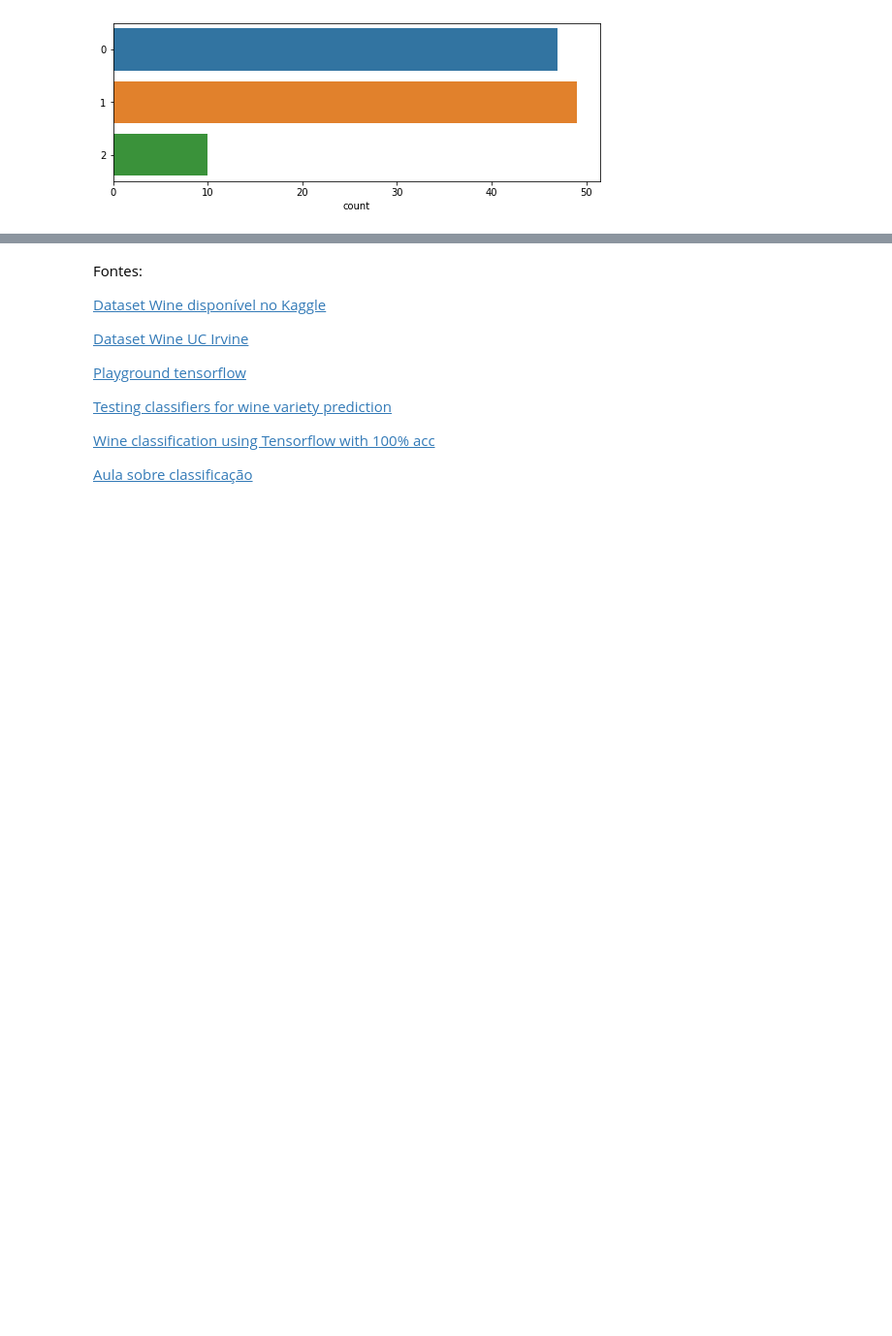
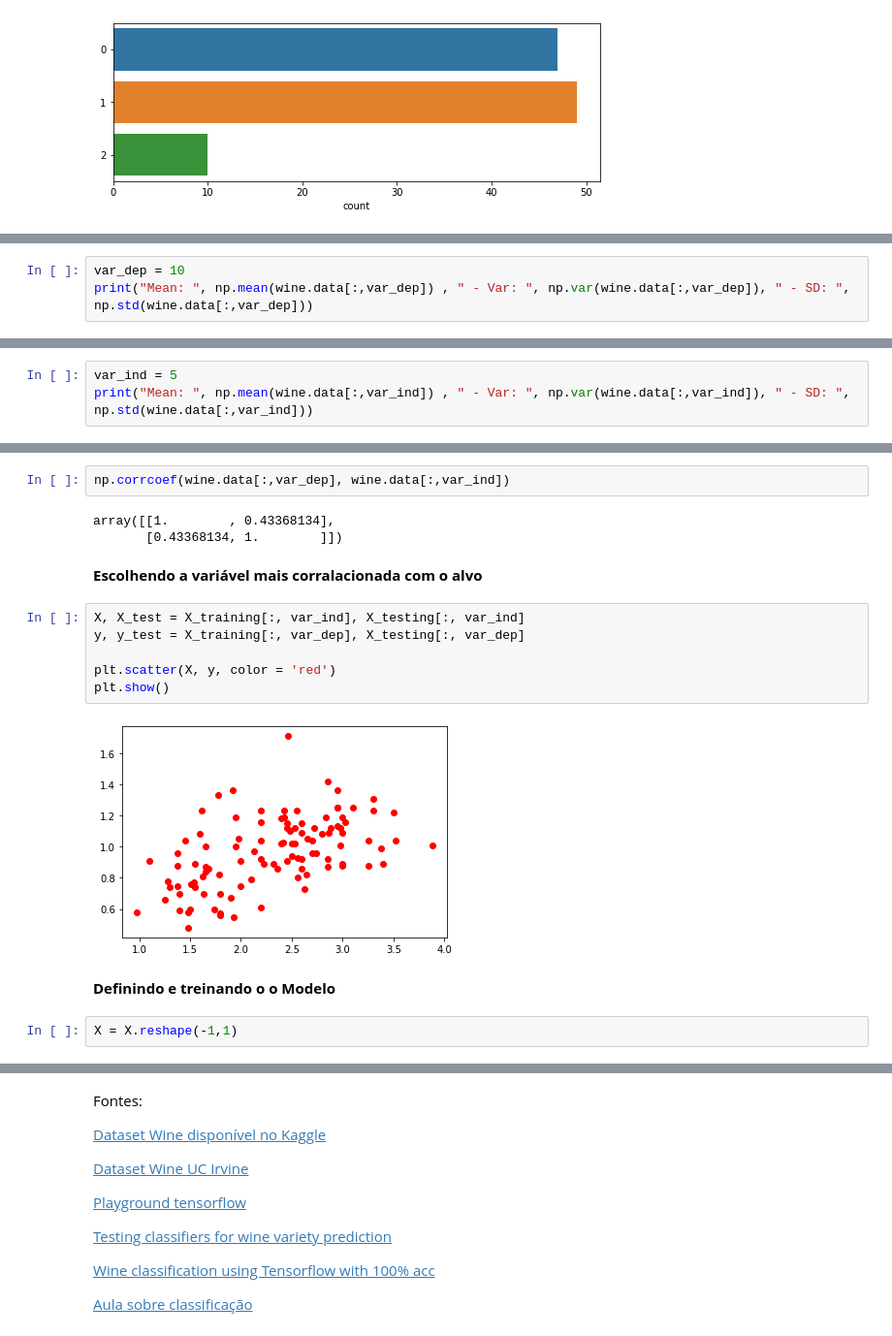
Before and after one commit to ReinaldoDiasAbreu/redes_multicamadas, a Jupyter notebook: Exercício_7_Redes_Neurais_Multicamadas.ipynb, the cells around one changed output, grey strips where cells are left out. Shown at 97% size. Cells and saved outputs as stored; diff of their text form; blank space fills up the shorter version.

```diff
--- a/Exercício_7_Redes_Neurais_Multicamadas.ipynb
+++ b/Exercício_7_Redes_Neurais_Multicamadas.ipynb
@@ -357,0 +439,3 @@ plt.show()
+# %%
+var_dep = 10
+print("Mean: ", np.mean(wine.data[:,var_dep]) , " - Var: ", np.var(wine.data[:,var_dep]), " - SD: ", np.std(wine.data[:,var_dep]))
@@ -357,0 +444,3 @@ plt.show()
+# %%
+var_ind = 5
+print("Mean: ", np.mean(wine.data[:,var_ind]) , " - Var: ", np.var(wine.data[:,var_ind]), " - SD: ", np.std(wine.data[:,var_ind]))
@@ -357,0 +469,19 @@ plt.show()
+# %%
+np.corrcoef(wine.data[:,var_dep], wine.data[:,var_ind])
+# %% [output]
+array([[1.        , 0.43368134],
+       [0.43368134, 1.        ]])
+# %% [markdown]
+**Escolhendo a variável mais corralacionada com o alvo**
+# %%
+X, X_test = X_training[:, var_ind], X_testing[:, var_ind]
+y, y_test = X_training[:, var_dep], X_testing[:, var_dep]
+
+plt.scatter(X, y, color = 'red')
+plt.show()
+# %% [output]
+[figure, added]
+# %% [markdown]
+**Definindo e treinando o o Modelo**
+# %%
+X = X.reshape(-1,1)
```
Also changed, not shown: parts of 18 cells of this notebook.
